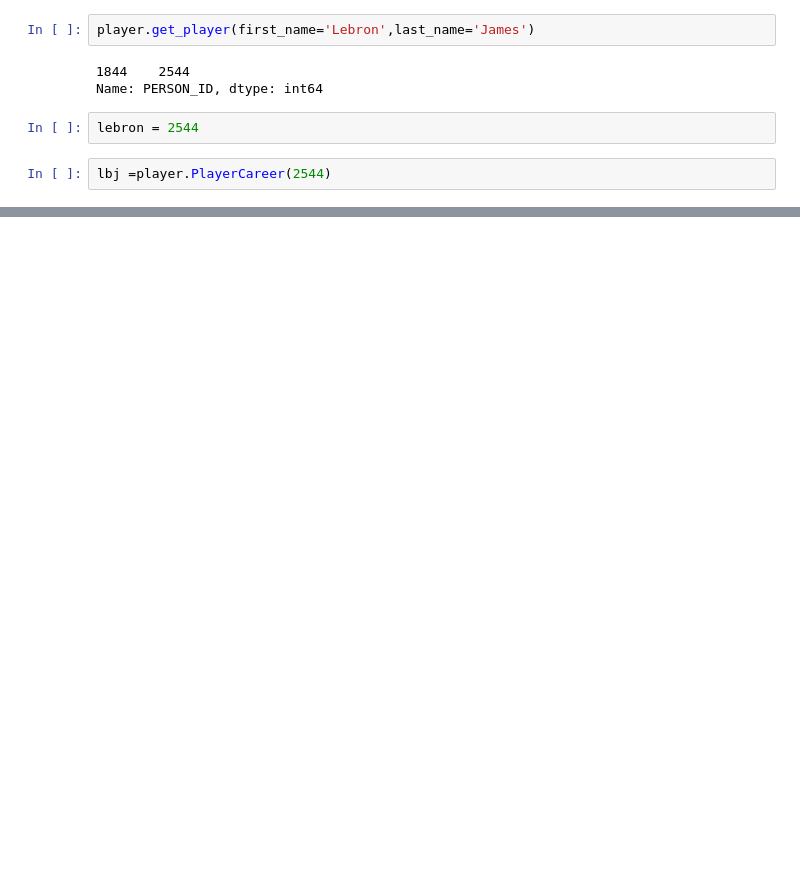
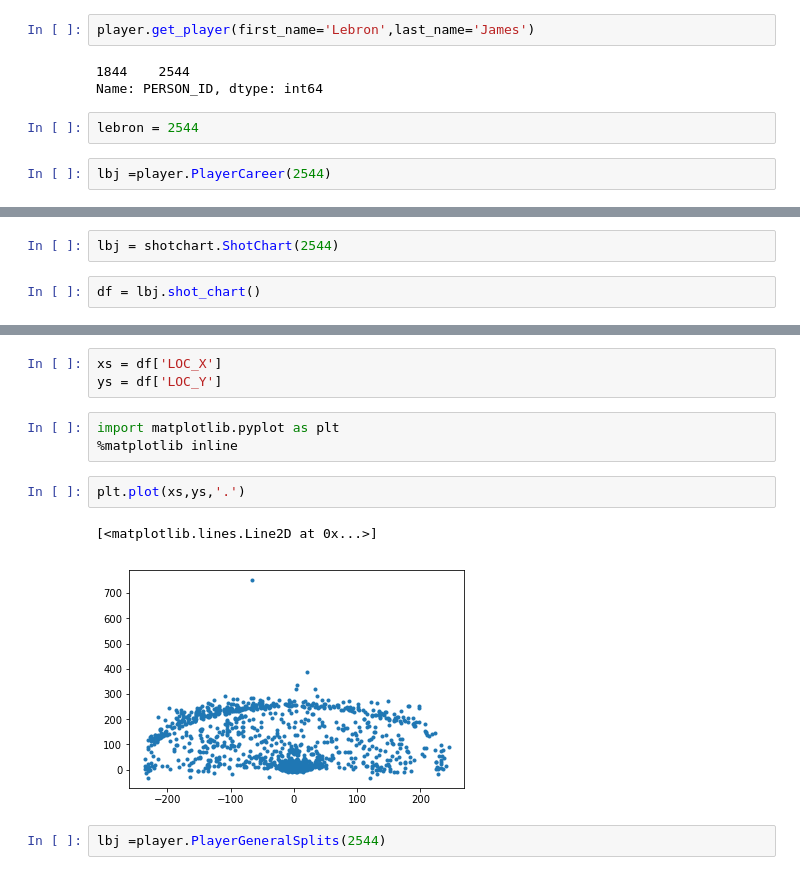
Before and after one commit to nkasmanoff/MLstuff, a Jupyter notebook: Phys476/project/NBA-API_v1.ipynb, the cells around one changed output, grey strips where cells are left out. Saved outputs shown, nothing was run; the diff lists cells and outputs as text; blank space fills up the shorter version.

Commit message:
figured out a new idea to use via the api... Shot tracking/clustering.

```diff
--- a/Phys476/project/NBA-API_v1.ipynb
+++ b/Phys476/project/NBA-API_v1.ipynb
@@ -43,0 +58,4 @@ lbj =player.PlayerCareer(2544)
+# %%
+lbj = shotchart.ShotChart(2544)
+# %%
+df = lbj.shot_chart()
@@ -43,0 +103,13 @@ lbj =player.PlayerCareer(2544)
+# %%
+xs = df['LOC_X']
+ys = df['LOC_Y']
+# %%
+import matplotlib.pyplot as plt
+%matplotlib inline
+# %%
+plt.plot(xs,ys,'.')
+# %% [output]
+[<matplotlib.lines.Line2D at 0x...>]
+[figure, added]
+# %%
+lbj =player.PlayerGeneralSplits(2544)
```
Also changed, not shown: parts of 10 cells of this notebook, 1 other file.
